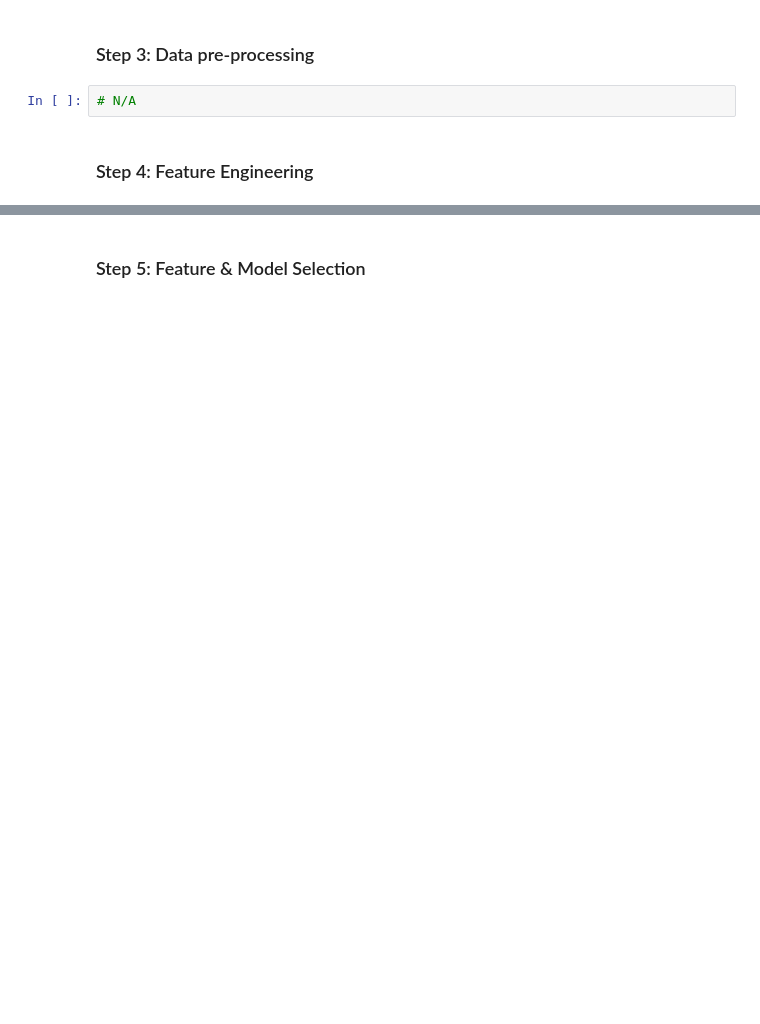
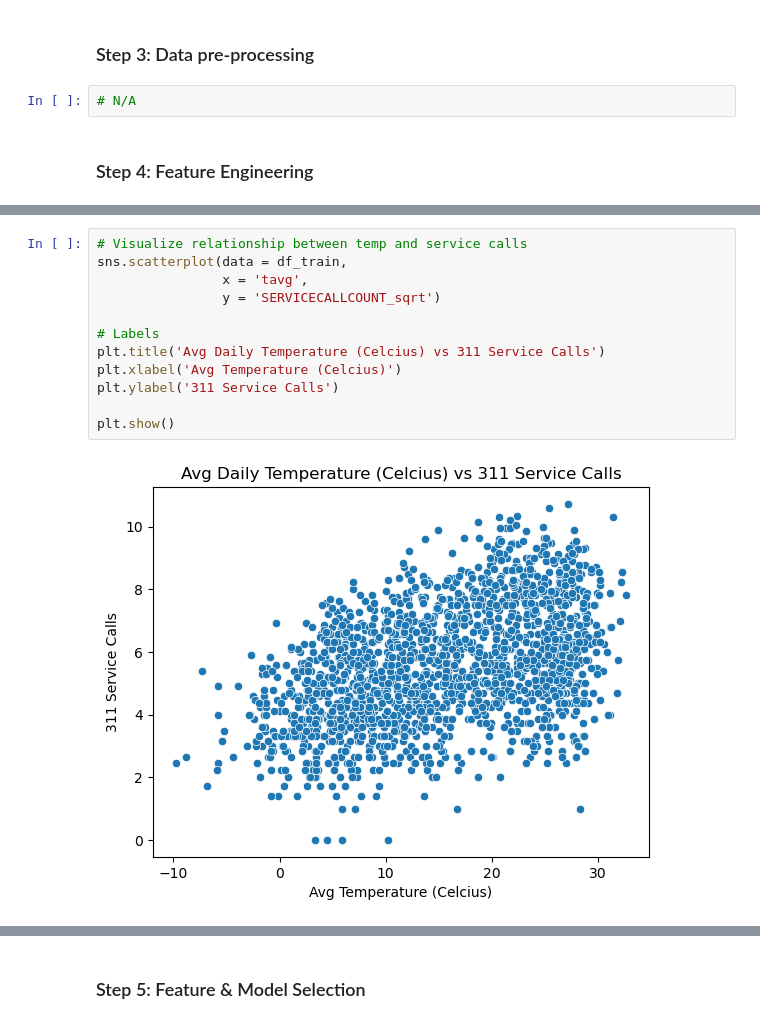
Before and after one commit to mjohnsonsea/dc_rats_311, a Jupyter notebook: DC_Rats_Impact.ipynb, the cells around one changed output, grey strips where cells are left out. Saved outputs shown, nothing was run; the diff lists cells and outputs as text; blank space fills up the shorter version.

```diff
--- a/DC_Rats_Impact.ipynb
+++ b/DC_Rats_Impact.ipynb
@@ -219,0 +264,14 @@ plt.show()
+# %%
+# Visualize relationship between temp and service calls
+sns.scatterplot(data = df_train,
+                x = 'tavg',
+                y = 'SERVICECALLCOUNT_sqrt')
+
+# Labels
+plt.title('Avg Daily Temperature (Celcius) vs 311 Service Calls')
+plt.xlabel('Avg Temperature (Celcius)')
+plt.ylabel('311 Service Calls')
+
+plt.show()
+# %% [output]
+[figure, added]
```
Also changed, not shown: parts of 15 cells of this notebook, 1 other file.
